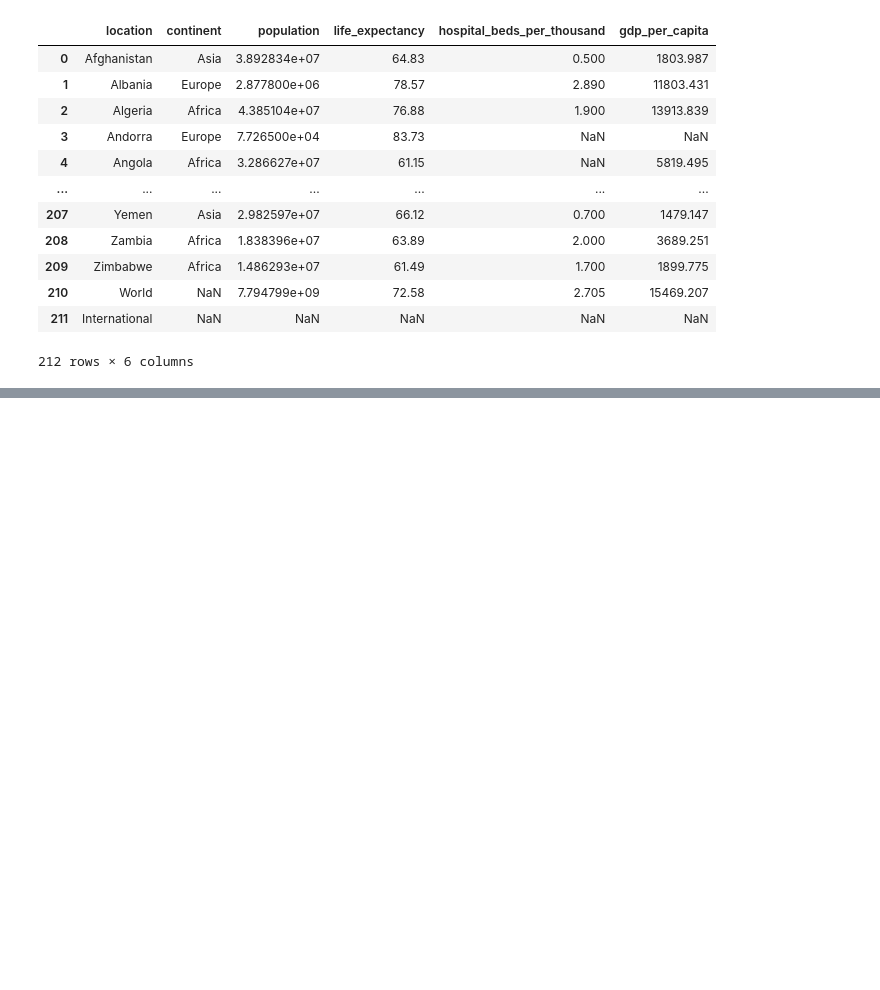
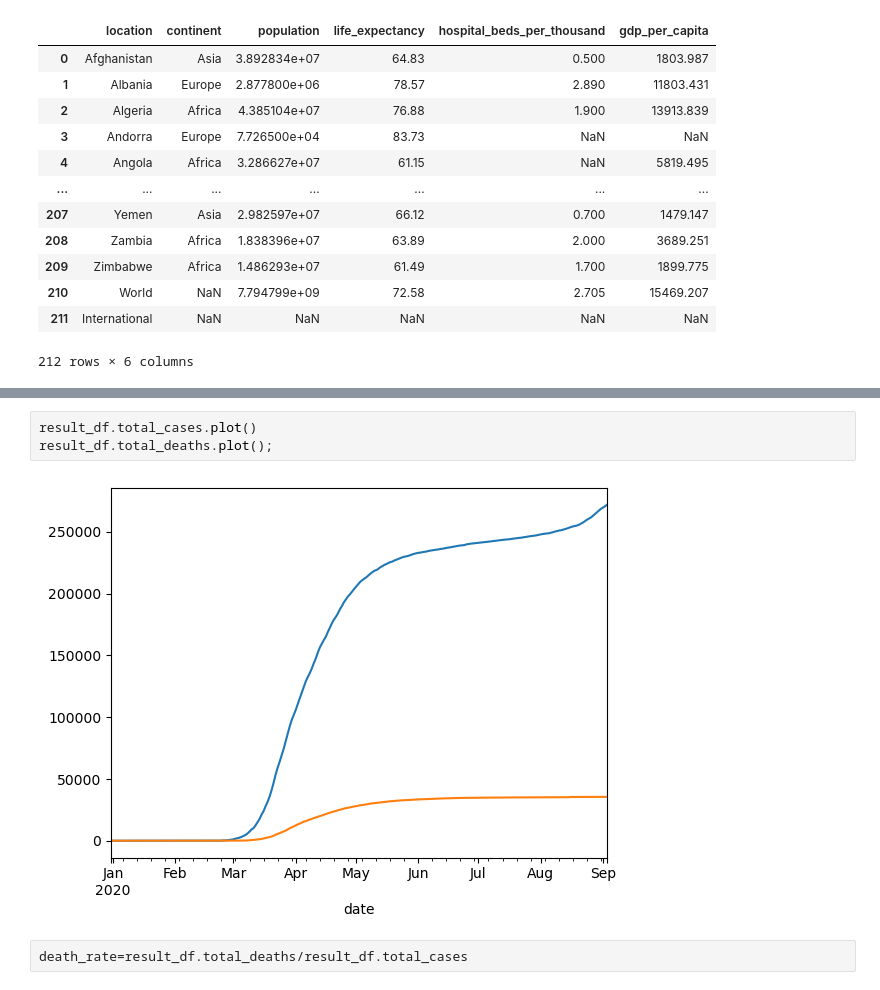
Before and after one commit to TaeMochi12/Data-Analysis, a Jupyter notebook: pandas.ipynb, the cells around one changed output, grey strips where cells are left out. Saved outputs shown, nothing was run; the diff lists cells and outputs as text; blank space fills up the shorter version.

```diff
--- a/pandas.ipynb
+++ b/pandas.ipynb
@@ -647,0 +781,7 @@ locations_df
+# %%
+result_df.total_cases.plot()
+result_df.total_deaths.plot();
+# %% [output]
+[figure, added]
+# %%
+death_rate=result_df.total_deaths/result_df.total_cases
```
Also changed, not shown: parts of 24 cells of this notebook, 1 other file.
